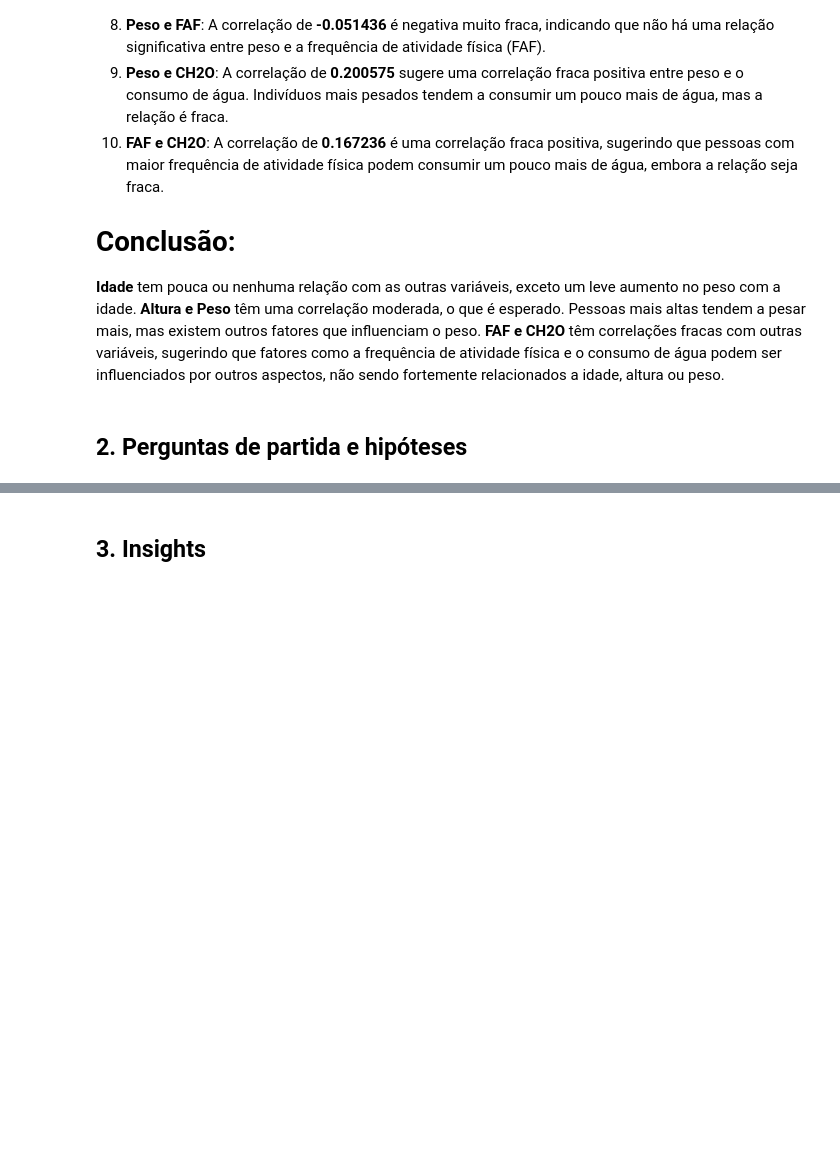
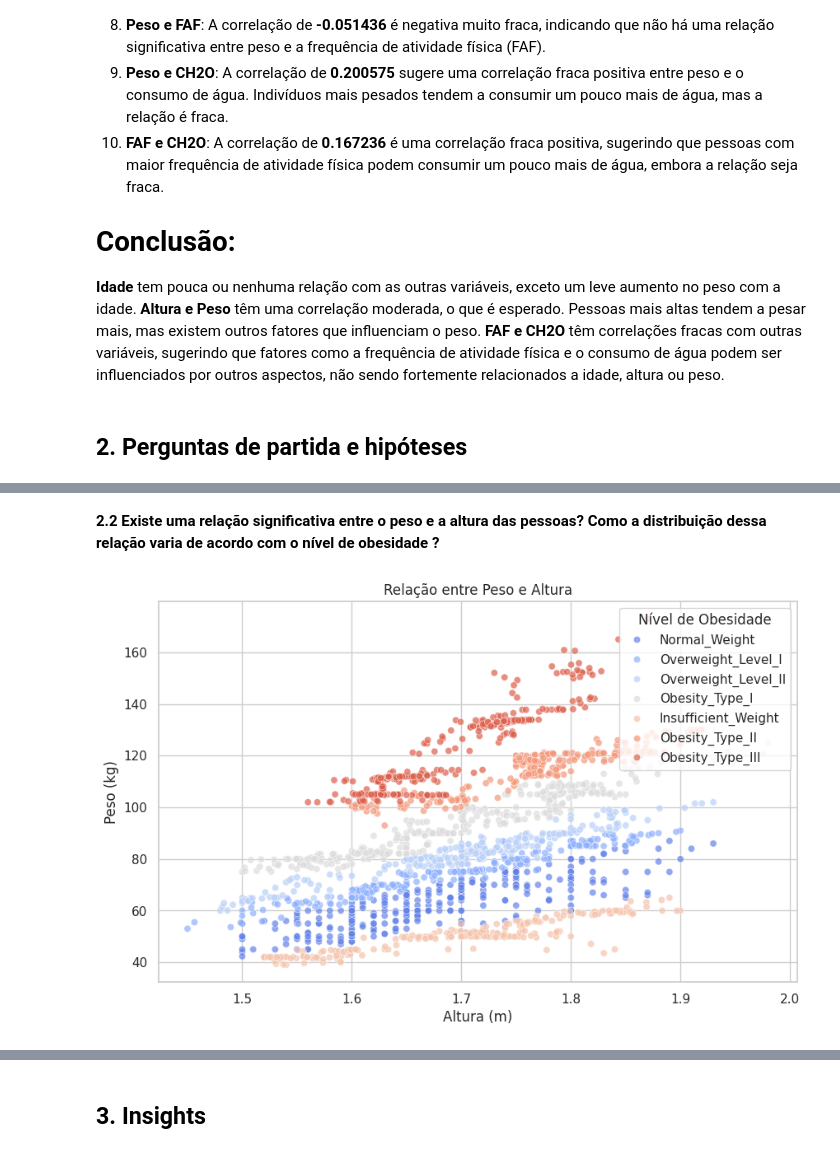
Before and after one commit to joao-paulo-alt/analise_exploratoria_obesidade, a Jupyter notebook: notebooks/01-exploratory_data_analysis.ipynb, the cells around one changed output, grey strips where cells are left out. Drawn from its saved outputs; the diff is of its cells as text; code cells hidden in the pictures; blank space fills up the shorter version.

```diff
--- a/notebooks/01-exploratory_data_analysis.ipynb
+++ b/notebooks/01-exploratory_data_analysis.ipynb
@@ -178,0 +298,13 @@ correlation_matrix
+# %% [markdown]
+**2.2 Existe uma relação significativa entre o peso e a altura das pessoas? Como a distribuição dessa relação varia de acordo com o nível de obesidade ?**
+# %%
+# Correlação entre Peso e Altura
+plt.figure(figsize=(10, 6))
+sns.scatterplot(data=df, x='Height', y='Weight', hue='NObeyesdad', palette='coolwarm', alpha=0.7)
+plt.title('Relação entre Peso e Altura')
+plt.xlabel('Altura (m)')
+plt.ylabel('Peso (kg)')
+plt.legend(title='Nível de Obesidade', loc='upper right')
+plt.show()
+# %% [output]
+[figure, added]
```
Also changed, not shown: parts of 19 cells of this notebook.
